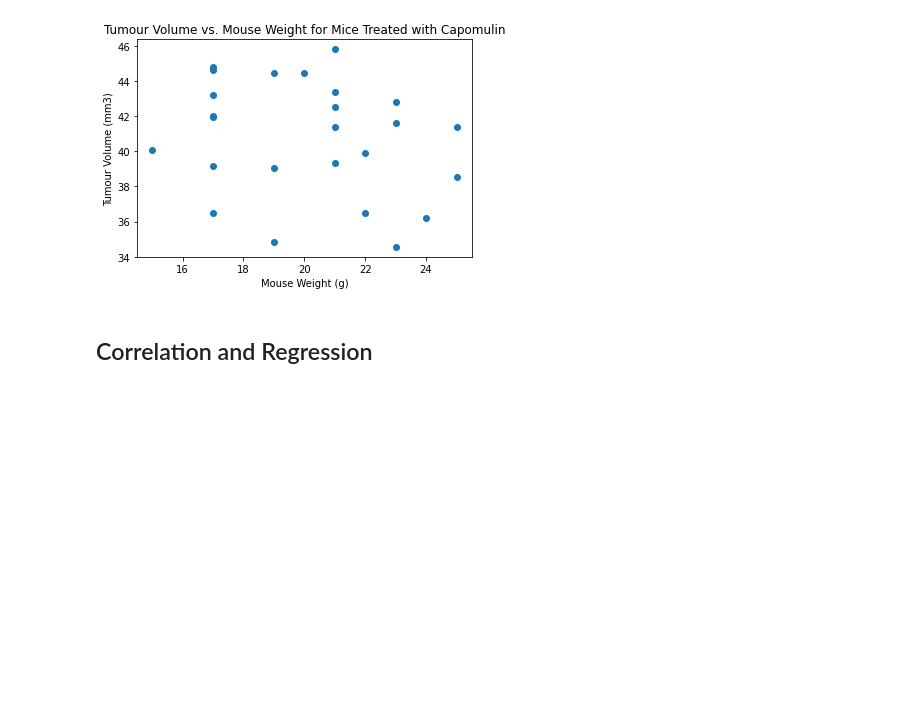
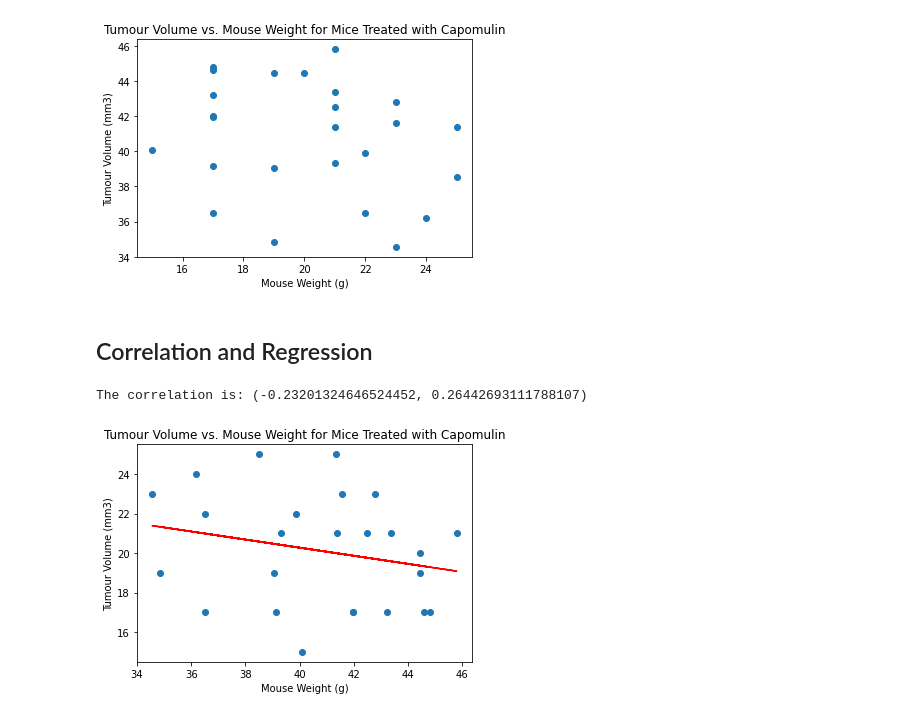
Before and after one commit to Ba1lina/module-5-challenge, a Jupyter notebook: Pymaceuticals/pymaceuticals_code.ipynb, the cells around one changed output. Saved outputs shown, nothing was run; the diff lists cells and outputs as text; code cells hidden in the pictures; blank space fills up the shorter version.

```diff
--- a/Pymaceuticals/pymaceuticals_code.ipynb
+++ b/Pymaceuticals/pymaceuticals_code.ipynb
@@ -289,0 +290,19 @@ plt.title("Tumour Volume vs. Mouse Weight for Mice Treated with Capomulin");
+# %%
+# Calculate the correlation coefficient and linear regression model
+# for mouse weight and average tumour volume for the Capomulin regime
+capomulin_coefficient = st.pearsonr(capomulin_mouse_tumour_volume, capomulin_mouse_weight)
+
+(slope, intercept, rvalue, pvalue, stderr) = linregress(capomulin_mouse_tumour_volume, capomulin_mouse_weight)
+regress_values = capomulin_mouse_tumour_volume * slope + intercept
+line_eq = "y = " + str(round(slope,2)) + "x + " + str(round(intercept,2))
+plt.scatter(capomulin_mouse_tumour_volume, capomulin_mouse_weight)
+plt.plot(capomulin_mouse_tumour_volume,regress_values,"r-")
+plt.annotate(line_eq,(5.8,0.8),fontsize=15,color="red")
+plt.ylabel("Tumour Volume (mm3)")
+plt.xlabel("Mouse Weight (g)")
+plt.title("Tumour Volume vs. Mouse Weight for Mice Treated with Capomulin")
+print(f"The correlation is: {capomulin_coefficient}")
+plt.show();
+# %% [output]
+The correlation is: (-0.23201324646524452, 0.26442693111788107)
+[figure, added]
```
Also changed, not shown: parts of 3 cells of this notebook.
